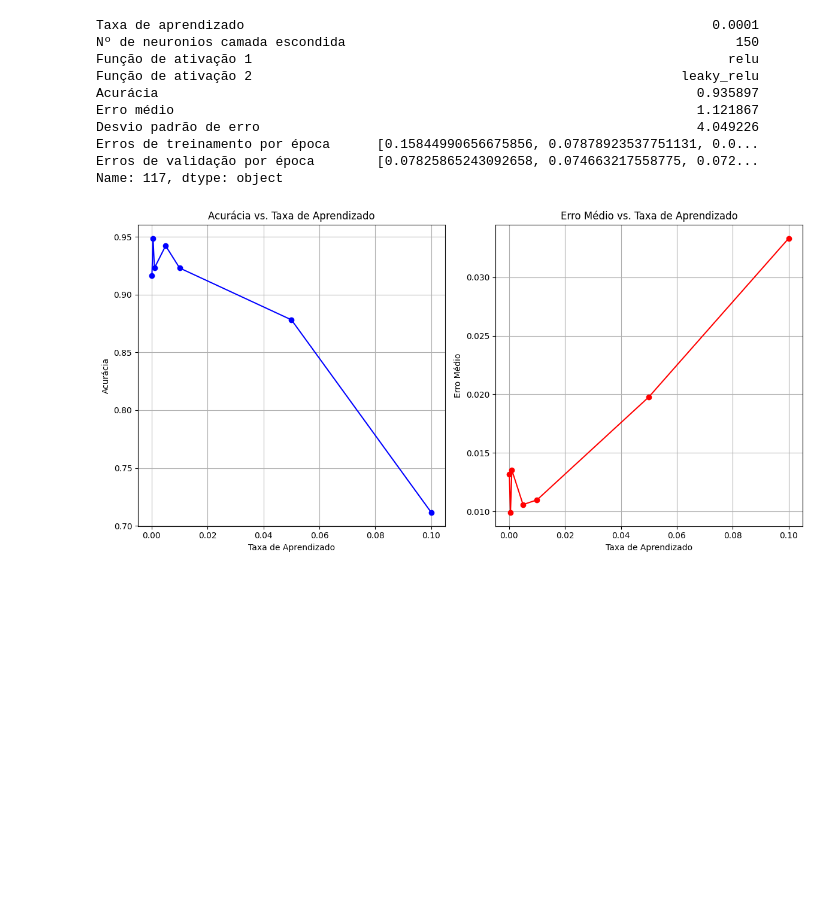
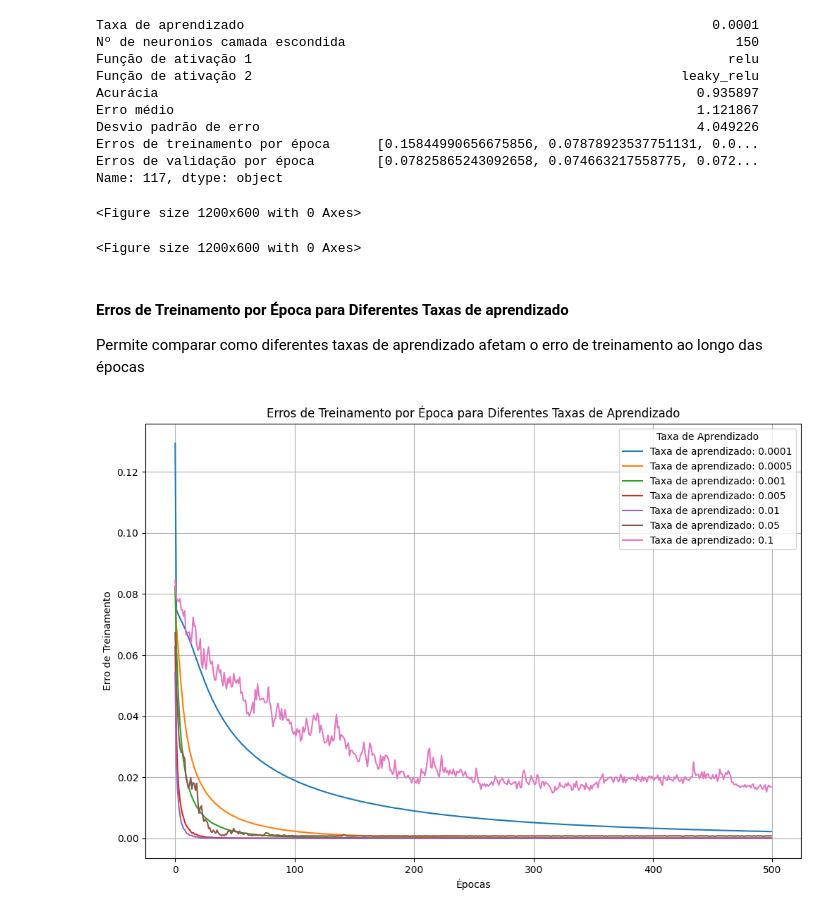
Before and after one commit to claradasneves/ep-ia, a Jupyter notebook: analises.ipynb, the cells around one changed output. Saved outputs shown, nothing was run; the diff lists cells and outputs as text; code cells hidden in the pictures; blank space fills up the shorter version.

```diff
--- a/analises.ipynb
+++ b/analises.ipynb
@@ -171,32 +213,31 @@ Desvio padrão de erro                                                        4.
 Erros de treinamento por época      [0.15844990656675856, 0.07878923537751131, 0.0...
 Erros de validação por época        [0.07825865243092658, 0.074663217558775, 0.072...
 Name: 117, dtype: object
-# %%
-import pandas as pd
-import matplotlib.pyplot as plt
-import seaborn as sns
-
-data = pd.read_csv("csvs/learning_rates.csv")
-#Plotting the accuracy vs learning rate
-plt.figure(figsize=(12, 6))
-
-#Plot Accuracy
-plt.subplot(1, 2, 1)
-plt.plot(data['Taxa de aprendizado'], data['Acurácia'], marker='o', linestyle='-', color='b')
-plt.title('Acurácia vs. Taxa de Aprendizado')
-plt.xlabel('Taxa de Aprendizado')
-plt.ylabel('Acurácia')
-plt.grid(True)
-
-#Plot Mean Error
-plt.subplot(1, 2, 2)
-plt.plot(data['Taxa de aprendizado'], data['Erro médio'], marker='o', linestyle='-', color='r')
-plt.title('Erro Médio vs. Taxa de Aprendizado')
-plt.xlabel('Taxa de Aprendizado')
-plt.ylabel('Erro Médio')
-plt.grid(True)
-
-plt.tight_layout()
-plt.show()
-# %% [output]
-[figure, removed]
+# %%
+plt.figure(figsize=(12, 6))
+# %% [output]
+<Figure size 1200x600 with 0 Axes>
+<Figure size 1200x600 with 0 Axes>
+# %% [markdown]
+#### Erros de Treinamento por Época para Diferentes Taxas de aprendizado
+
+Permite comparar como diferentes taxas de aprendizado afetam o erro de treinamento ao longo das épocas
+# %%
+data = pd.read_csv("csvs/learning_rates.csv")
+#Convert the string representations of lists to actual lists
+data['Erros de treinamento por época'] = data['Erros de treinamento por época'].apply(eval)
+
+#Plot the training errors for each learning rate
+plt.figure(figsize=(12, 8))
+
+for i, row in data.iterrows():
+    plt.plot(row['Erros de treinamento por época'], label=f"Taxa de aprendizado: {row['Taxa de aprendizado']}")
+
+plt.title('Erros de Treinamento por Época para Diferentes Taxas de Aprendizado')
+plt.xlabel('Épocas')
+plt.ylabel('Erro de Treinamento')
+plt.legend(title='Taxa de Aprendizado')
+plt.grid(True)
+plt.show()
+# %% [output]
+[figure, added]
```
Also changed, not shown: parts of 25 cells of this notebook.
